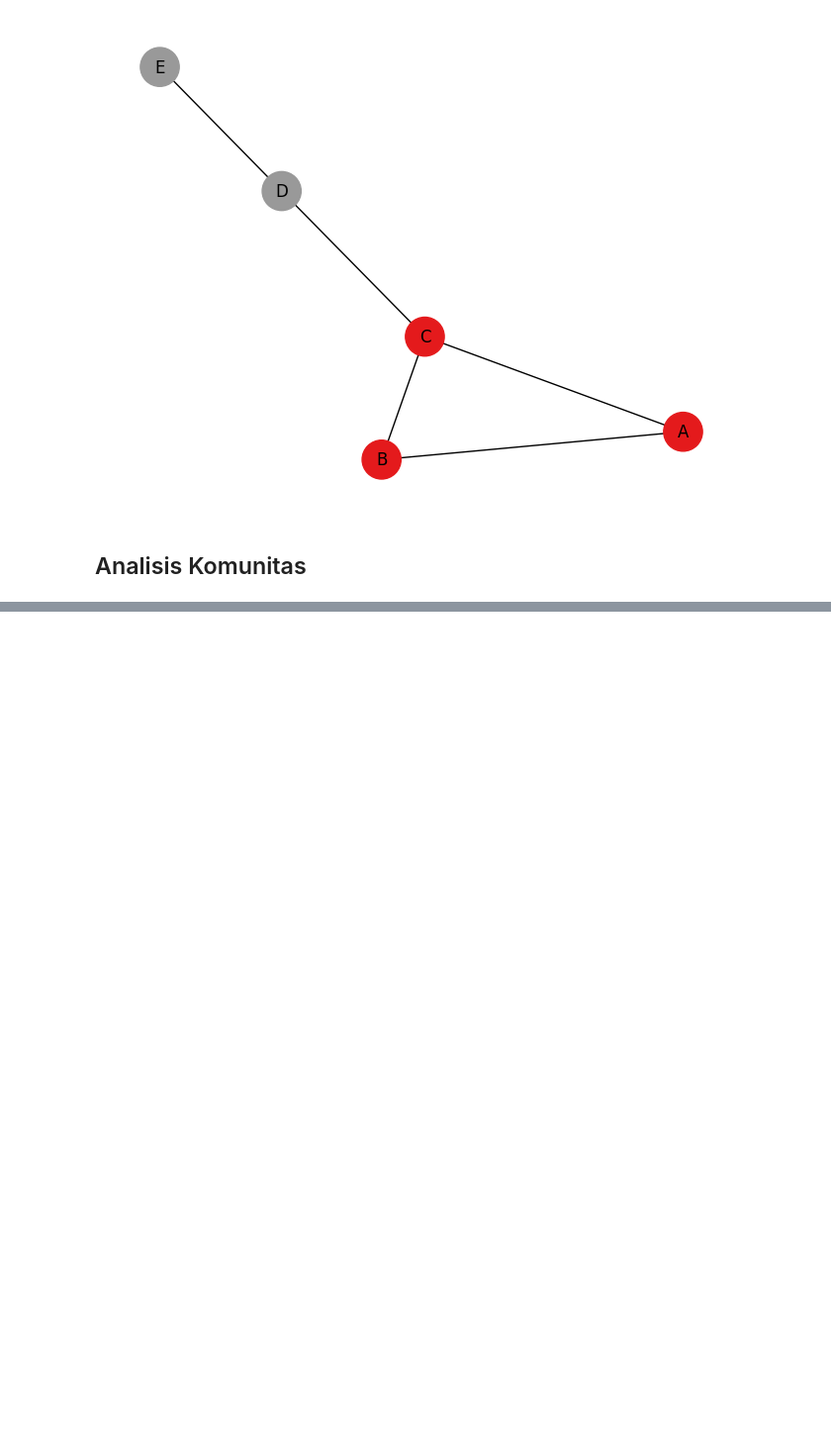
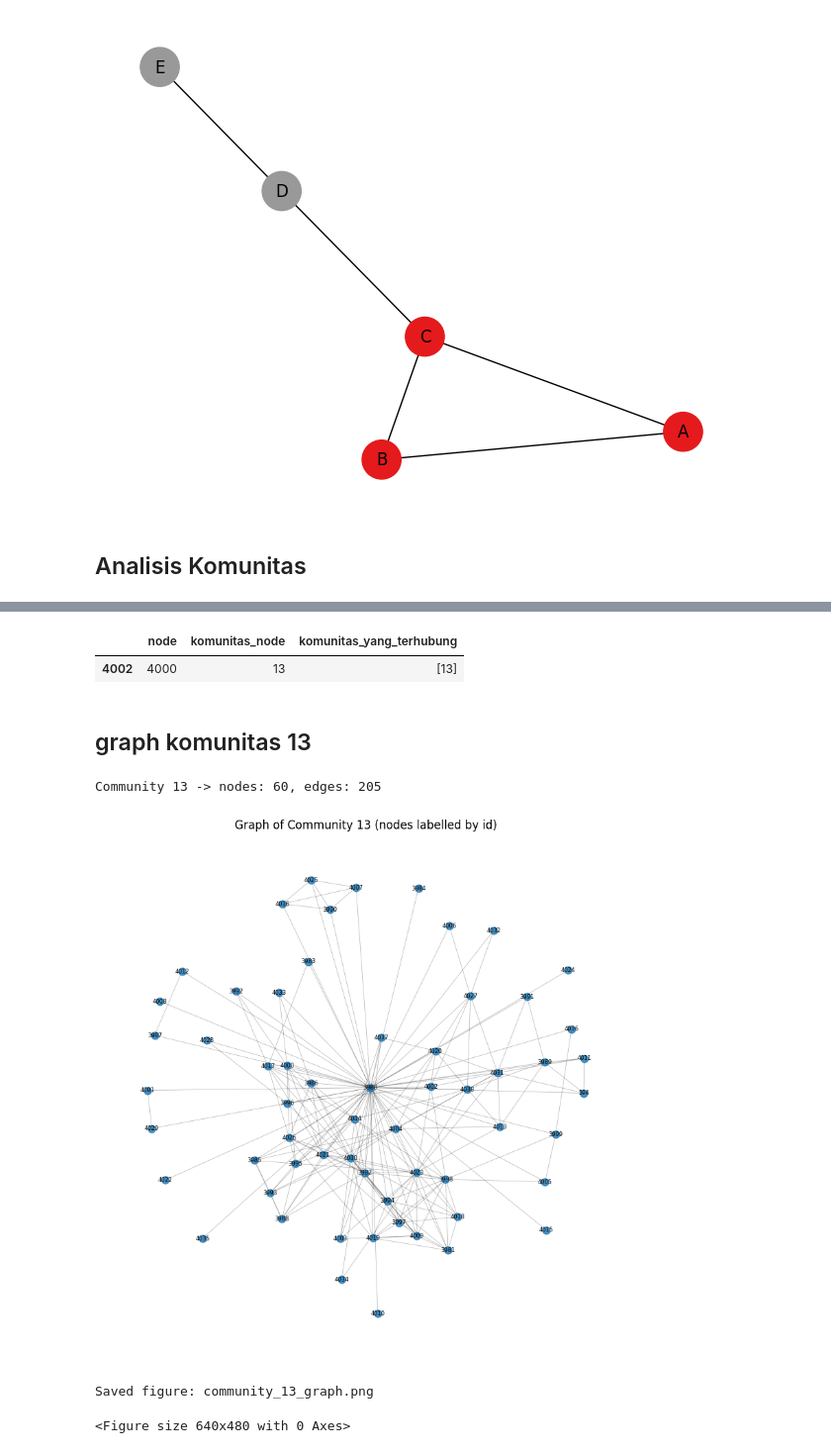
Before and after one commit to rahelse/ppw, a Jupyter notebook: _sources/Data_Facebook.ipynb, the cells around one changed output, grey strips where cells are left out. Shown at 99% size. Drawn from its saved outputs; the diff is of its cells as text; code cells hidden in the pictures; blank space fills up the shorter version.

```diff
--- a/_sources/Data_Facebook.ipynb
+++ b/_sources/Data_Facebook.ipynb
@@ -154,0 +226,42 @@ Name: count, dtype: int64
+# %%
+result_df[result_df['node'] == 4000]
+# %% [output]
+|  | node | komunitas_node | komunitas_yang_terhubung |
+| 4002 | 4000 | 13 | [13] |
+# %% [markdown]
+## graph komunitas 13
+# %%
+plot_comm = 13
+
+# Group nodes by community from the 'partition' dictionary
+members = {}
+for node, comm_id in partition.items():
+    if comm_id not in members:
+        members[comm_id] = []
+    members[comm_id].append(node)
+
+if plot_comm not in members:
+    print(f"\nCommunity {plot_comm} tidak ditemukan (max community id: {max(members.keys())})")
+else:
+    nodes_comm = members[plot_comm]
+    H = G.subgraph(nodes_comm).copy()
+    print(f"\nCommunity {plot_comm} -> nodes: {len(H.nodes())}, edges: {len(H.edges())}")
+
+    # plot (size dan layout)
+    plt.figure(figsize=(10,10))
+    pos = nx.spring_layout(H, seed=42)
+    nx.draw_networkx_nodes(H, pos, node_size=60, node_color='tab:blue', alpha=0.8)
+    nx.draw_networkx_edges(H, pos, alpha=0.3, width=0.5)
+    nx.draw_networkx_labels(H, pos, font_size=6)    # show node ids
+    plt.title(f"Graph of Community {plot_comm} (nodes labelled by id)")
+    plt.axis('off')
+    plt.show()
+
+    # Simpan gambar
+    plt.savefig(f"community_{plot_comm}_graph.png", dpi=300, bbox_inches='tight')
+    print(f"Saved figure: community_{plot_comm}_graph.png")
+# %% [output]
+Community 13 -> nodes: 60, edges: 205
+[figure, added]
+Saved figure: community_13_graph.png
+<Figure size 640x480 with 0 Axes>
```
Also changed, not shown: parts of 3 cells of this notebook, 4 other files.
